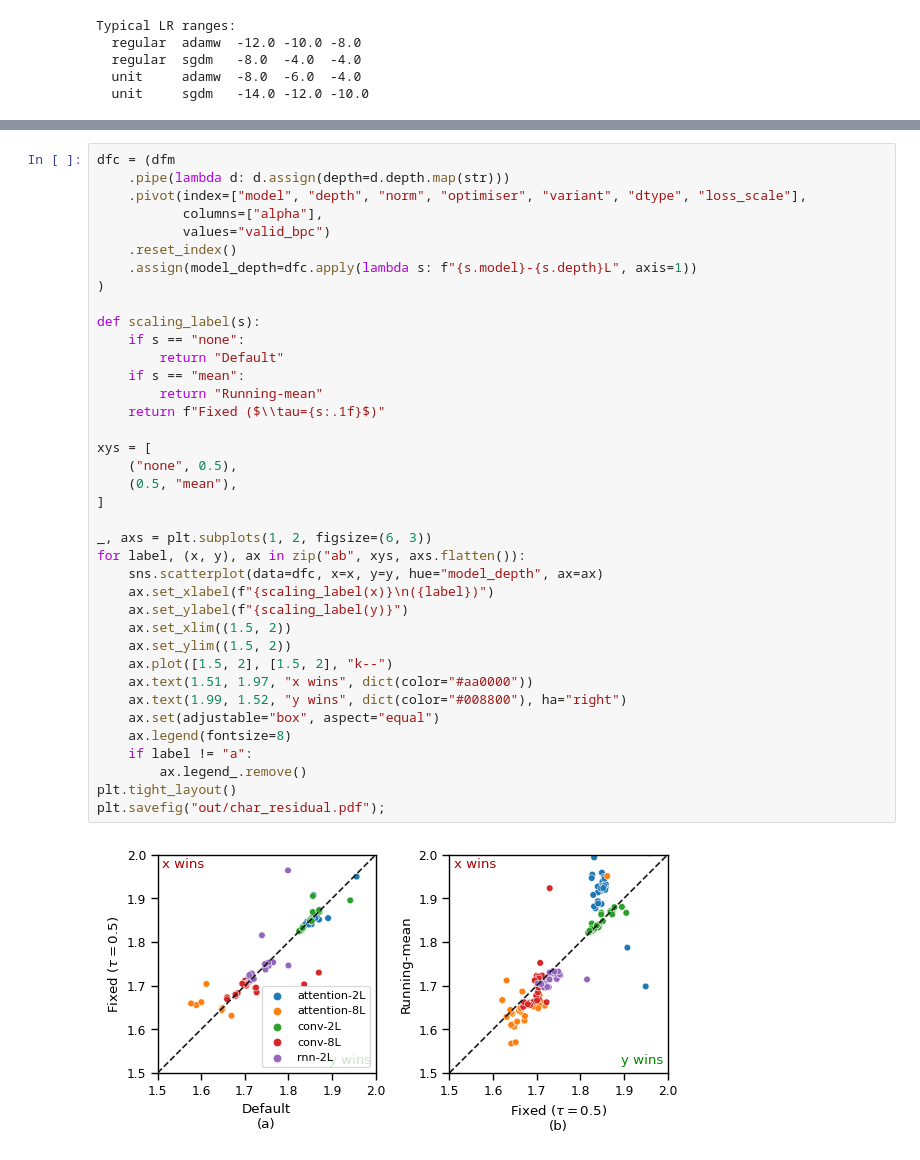
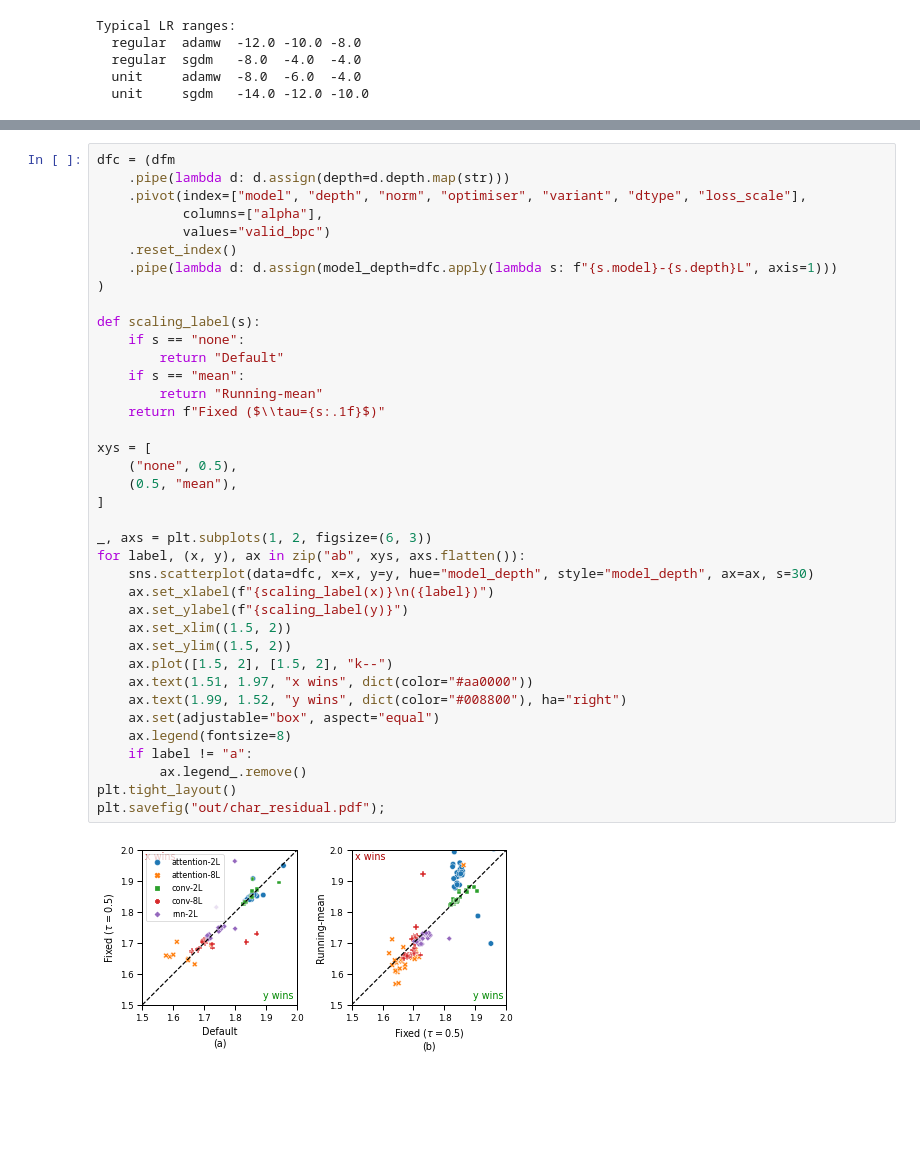
Before and after one commit to graphcore-research/unit-scaling-demo, a Jupyter notebook: CharLM-sweep.ipynb, the cells around one changed output, grey strips where cells are left out. Drawn from its saved outputs; the diff is of its cells as text; blank space fills up the shorter version.

```diff
--- a/CharLM-sweep.ipynb
+++ b/CharLM-sweep.ipynb
@@ -106,36 +106,36 @@ dfc = (dfm
            columns=["alpha"],
            values="valid_bpc")
     .reset_index()
-    .assign(model_depth=dfc.apply(lambda s: f"{s.model}-{s.depth}L", axis=1))
+    .pipe(lambda d: d.assign(model_depth=dfc.apply(lambda s: f"{s.model}-{s.depth}L", axis=1)))
 )
 
 def scaling_label(s):
     if s == "none":
         return "Default"
     if s == "mean":
         return "Running-mean"
     return f"Fixed ($\\tau={s:.1f}$)"
 
 xys = [
     ("none", 0.5),
     (0.5, "mean"),
 ]
 
 _, axs = plt.subplots(1, 2, figsize=(6, 3))
 for label, (x, y), ax in zip("ab", xys, axs.flatten()):
-    sns.scatterplot(data=dfc, x=x, y=y, hue="model_depth", ax=ax)
+    sns.scatterplot(data=dfc, x=x, y=y, hue="model_depth", style="model_depth", ax=ax, s=30)
     ax.set_xlabel(f"{scaling_label(x)}\n({label})")
     ax.set_ylabel(f"{scaling_label(y)}")
     ax.set_xlim((1.5, 2))
     ax.set_ylim((1.5, 2))
     ax.plot([1.5, 2], [1.5, 2], "k--")
     ax.text(1.51, 1.97, "x wins", dict(color="#aa0000"))
     ax.text(1.99, 1.52, "y wins", dict(color="#008800"), ha="right")
     ax.set(adjustable="box", aspect="equal")
     ax.legend(fontsize=8)
     if label != "a":
         ax.legend_.remove()
 plt.tight_layout()
 plt.savefig("out/char_residual.pdf");
 # %% [output]
-[figure, old version]
+[figure, new version]
```
Also changed, not shown: parts of 1 cell of this notebook, 1 other file.
